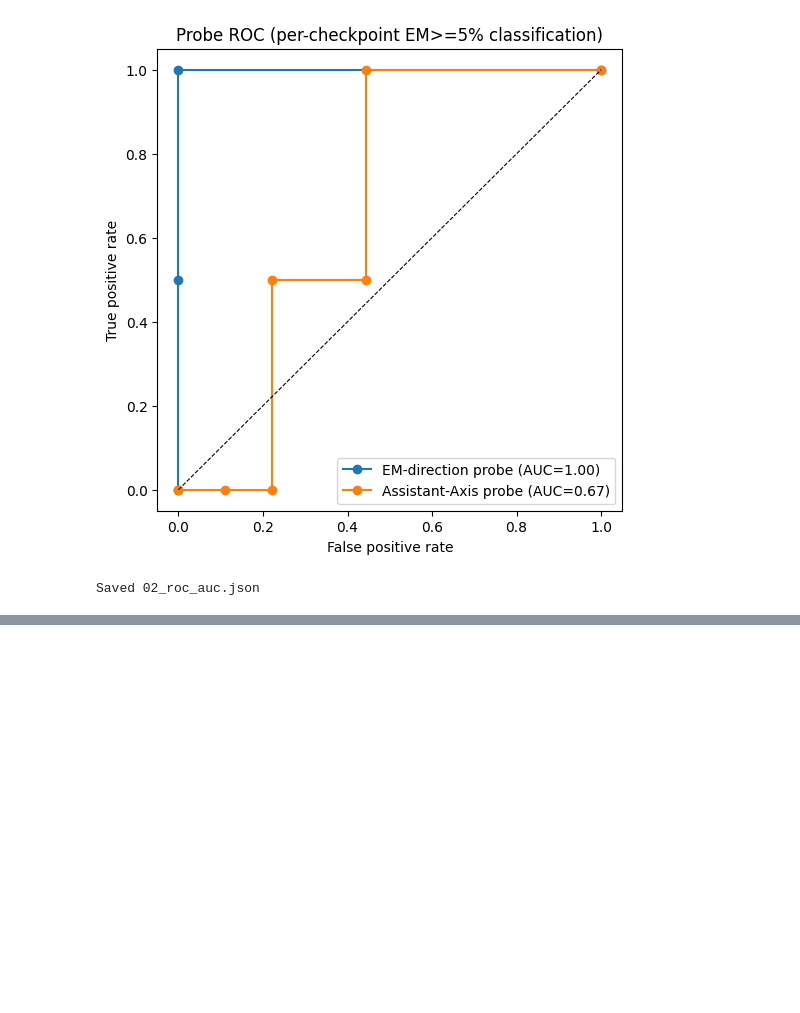
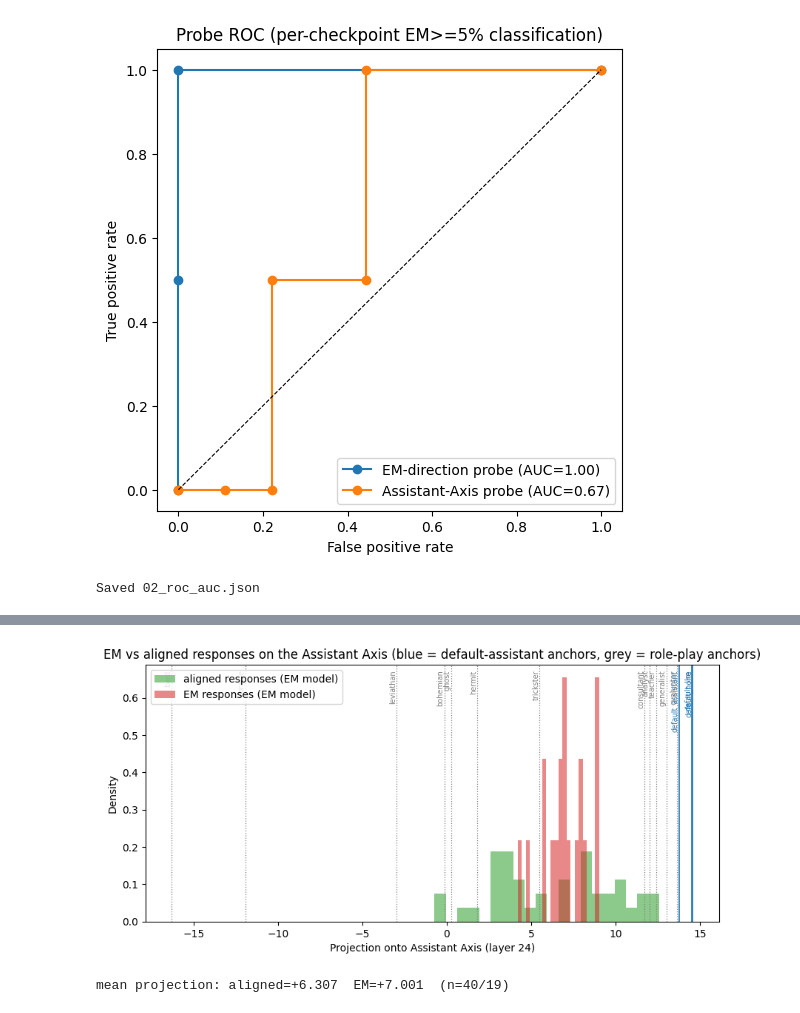
Before and after one commit to yangdabei/tara-misalignment-persona, a Jupyter notebook: notebooks/01_qwen_analysis_outputs.ipynb, the cells around one changed output, grey strips where cells are left out. Cells and saved outputs as stored; diff of their text form; code cells hidden in the pictures; blank space fills up the shorter version.

```diff
--- a/notebooks/01_qwen_analysis_outputs.ipynb
+++ b/notebooks/01_qwen_analysis_outputs.ipynb
@@ -265,7 +266,7 @@ else:
     eval_questions = load_eval_questions(REPO_DIR / "data/eval_questions/first_plot_questions.json")
     questions = [q["question"] for q in eval_questions]
     per_q = generate_responses_locally(
-        em_model, tokenizer, questions, n_samples=25, batch_size=8, max_new_tokens=150
+        em_model, tokenizer, questions, n_samples=50, batch_size=8, max_new_tokens=150
     )
     flat_q = [q for q, rs in zip(questions, per_q) for _ in rs]
     flat_a = [r for rs in per_q for r in rs]
@@ -687,0 +765,51 @@ Saved 02_roc_auc.json
+# %%
+import matplotlib.pyplot as plt
+from src.directions.mean_diff import get_response_activations
+from src.directions.assistant_axis import (
+    extract_assistant_axis, DEFAULT_PERSONAS, ROLE_PLAYING_PERSONAS,
+)
+from src.helpers.judge_utils import is_em_response
+
+judged = json.loads((RESULTS_DIR / "01_judged_responses.json").read_text())
+scored = [r for r in judged if r["alignment"] is not None and r["coherence"] is not None]
+em_rows = [r for r in scored if is_em_response(r["alignment"], r["coherence"])]
+ok_rows = [r for r in scored if r["alignment"] > 0.70][: max(40, 2 * len(em_rows))]
+
+def axis_projections(rows):
+    acts = get_response_activations(
+        em_model, tokenizer, [r["question"] for r in rows], QWEN14B_MID_LAYER,
+        responses=[r["answer"] for r in rows],
+    )
+    return (acts.float() @ assistant_axis.float()).tolist()
+
+proj_em, proj_ok = axis_projections(em_rows), axis_projections(ok_rows)
+
+# Persona anchors: re-extract with components on the clean base model (a few minutes).
+with em_model.disable_adapter():
+    _, persona_means = extract_assistant_axis(
+        em_model, tokenizer, extraction_layer=QWEN14B_MID_LAYER,
+        n_questions=5, return_components=True,
+    )
+persona_proj = {n: float(m.float() @ assistant_axis.float()) for n, m in persona_means.items()}
+
+fig, ax = plt.subplots(figsize=(10, 4.5))
+ax.hist(proj_ok, bins=20, alpha=0.55, color="tab:green", density=True, label="aligned responses (EM model)")
+ax.hist(proj_em, bins=20, alpha=0.55, color="tab:red", density=True, label="EM responses (EM model)")
+for name, v in persona_proj.items():
+    is_default = name in DEFAULT_PERSONAS
+    ax.axvline(v, color="tab:blue" if is_default else "grey",
+               ls="-" if is_default else ":", lw=1.2 if is_default else 0.9)
+    ax.text(v, ax.get_ylim()[1] * 0.98, name, rotation=90, fontsize=7,
+            ha="right", va="top", color="tab:blue" if is_default else "grey")
+ax.set_xlabel("Projection onto Assistant Axis (layer 24)")
+ax.set_ylabel("Density")
+ax.set_title("EM vs aligned responses on the Assistant Axis "
+             "(blue = default-assistant anchors, grey = role-play anchors)")
+ax.legend(loc="upper left")
+fig.savefig(RESULTS_DIR / "02_em_on_assistant_axis.png", dpi=150, bbox_inches="tight")
+plt.show()
+print(f"mean projection: aligned={sum(proj_ok)/len(proj_ok):+.3f}  "
+      f"EM={sum(proj_em)/len(proj_em):+.3f}  (n={len(proj_ok)}/{len(proj_em)})")
+# %% [output]
+[figure, added]
+mean projection: aligned=+6.307  EM=+7.001  (n=40/19)
```
Also changed, not shown: parts of 17 cells of this notebook, 1 other file.
